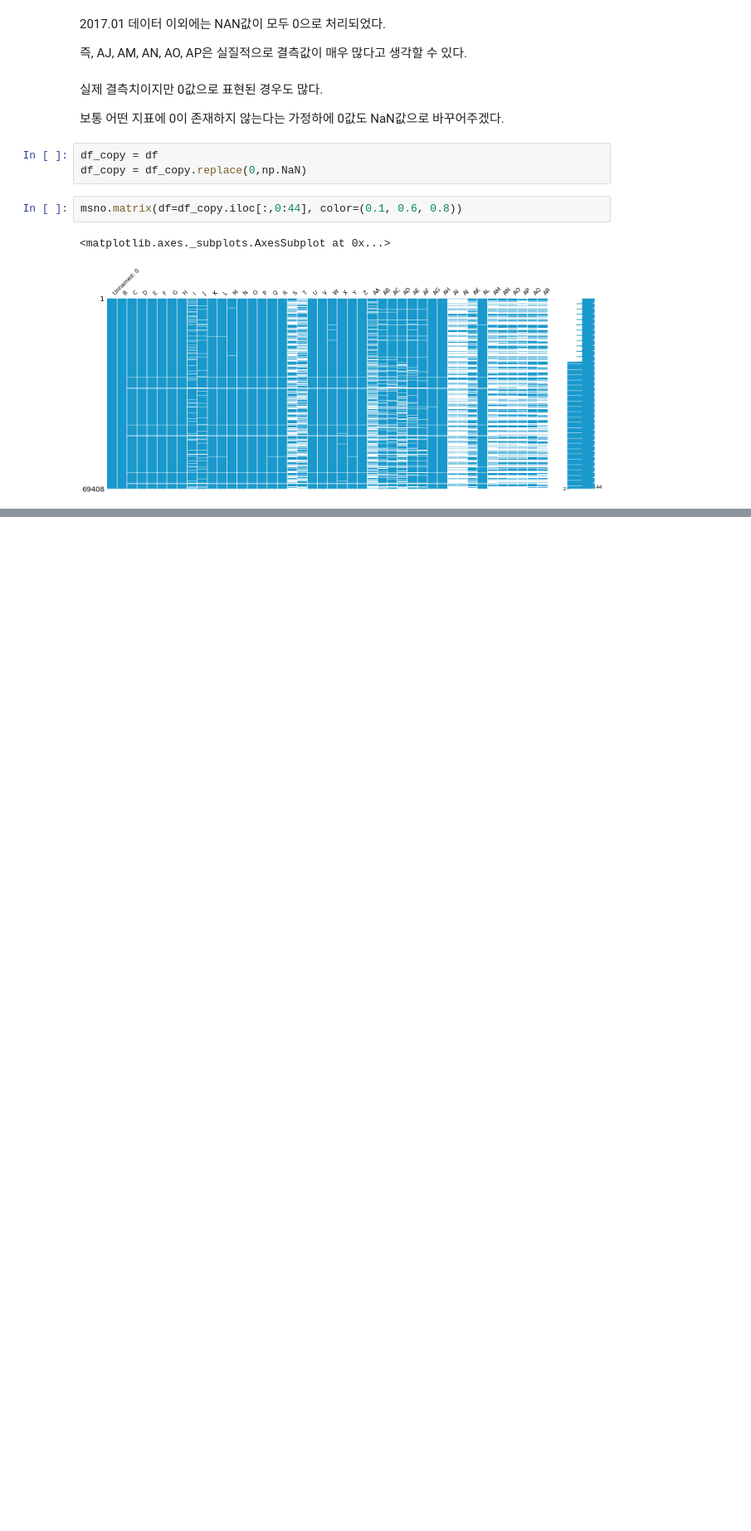
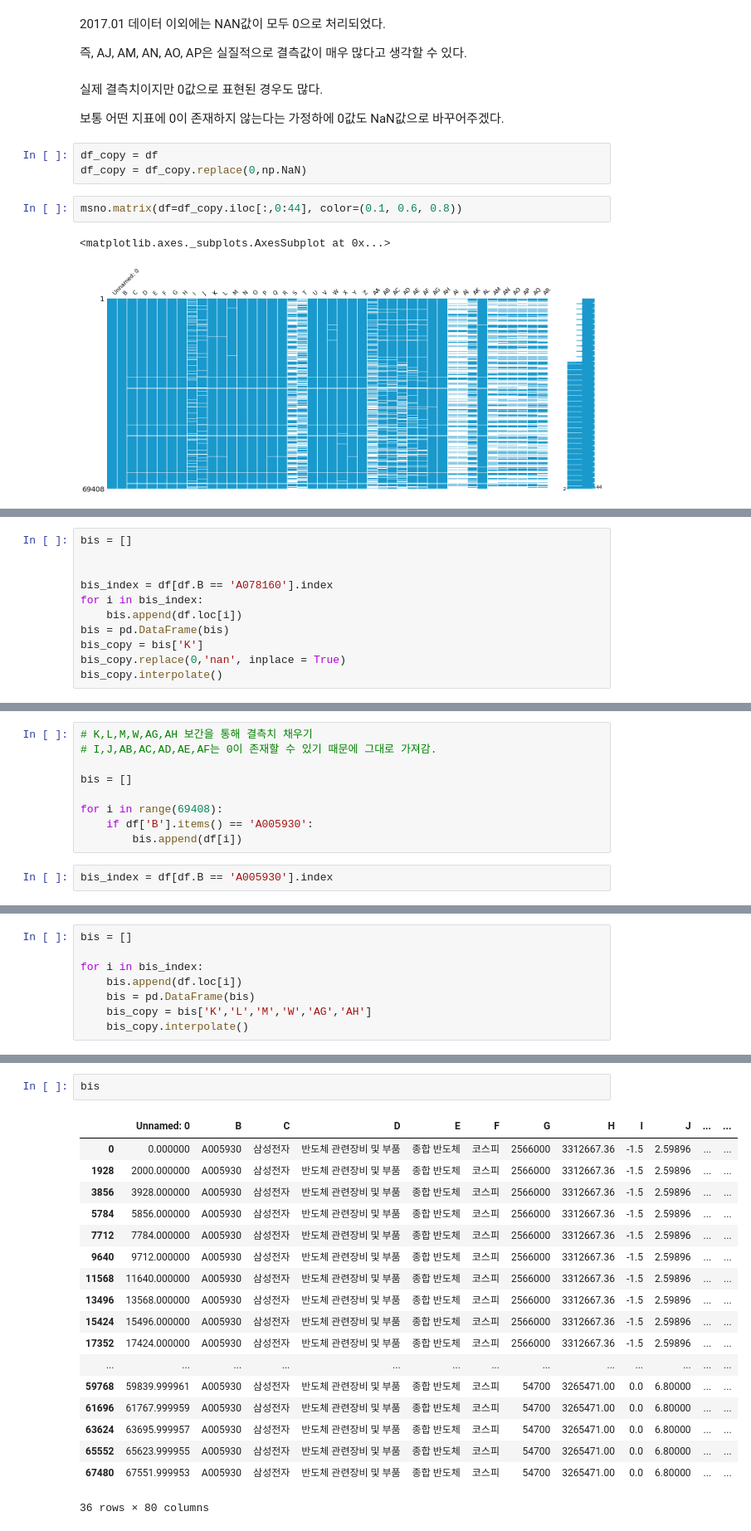
Before and after one commit to codingKYU/Deep-Learning, a Jupyter notebook: Quant_prediction/Quant project.ipynb, the cells around one changed output, grey strips where cells are left out. Shown at 83% size. Drawn from its saved outputs; the diff is of its cells as text; blank space fills up the shorter version.

```diff
--- a/Quant_prediction/Quant project.ipynb
+++ b/Quant_prediction/Quant project.ipynb
@@ -111,0 +179,11 @@ n기간 어닝스 : 1년후 지배순익 - n기간 전 1년후 지배순익. 최
+# %%
+bis = []
+
+
+bis_index = df[df.B == 'A078160'].index
+for i in bis_index:
+    bis.append(df.loc[i])
+bis = pd.DataFrame(bis)
+bis_copy = bis['K']
+bis_copy.replace(0,'nan', inplace = True)
+bis_copy.interpolate()
@@ -111,0 +228,11 @@ n기간 어닝스 : 1년후 지배순익 - n기간 전 1년후 지배순익. 최
+# %%
+# K,L,M,W,AG,AH 보간을 통해 결측치 채우기
+# I,J,AB,AC,AD,AE,AF는 0이 존재할 수 있기 때문에 그대로 가져감.
+
+bis = []
+
+for i in range(69408):
+    if df['B'].items() == 'A005930':
+        bis.append(df[i])
+# %%
+bis_index = df[df.B == 'A005930'].index
@@ -111,0 +247,8 @@ n기간 어닝스 : 1년후 지배순익 - n기간 전 1년후 지배순익. 최
+# %%
+bis = []
+
+for i in bis_index:
+    bis.append(df.loc[i])
+    bis = pd.DataFrame(bis)
+    bis_copy = bis['K','L','M','W','AG','AH']
+    bis_copy.interpolate()
@@ -111,0 +275,21 @@ n기간 어닝스 : 1년후 지배순익 - n기간 전 1년후 지배순익. 최
+# %%
+bis
+# %% [output]
+|  | Unnamed: 0 | B | C | D | E | F | G | H | I | J | ... | ... |
+| 0 | 0.000000 | A005930 | 삼성전자 | 반도체 관련장비 및 부품 | 종합 반도체 | 코스피 | 2566000 | 3312667.36 | -1.5 | 2.59896 | ... | ... |
+| 1928 | 2000.000000 | A005930 | 삼성전자 | 반도체 관련장비 및 부품 | 종합 반도체 | 코스피 | 2566000 | 3312667.36 | -1.5 | 2.59896 | ... | ... |
+| 3856 | 3928.000000 | A005930 | 삼성전자 | 반도체 관련장비 및 부품 | 종합 반도체 | 코스피 | 2566000 | 3312667.36 | -1.5 | 2.59896 | ... | ... |
+| 5784 | 5856.000000 | A005930 | 삼성전자 | 반도체 관련장비 및 부품 | 종합 반도체 | 코스피 | 2566000 | 3312667.36 | -1.5 | 2.59896 | ... | ... |
+| 7712 | 7784.000000 | A005930 | 삼성전자 | 반도체 관련장비 및 부품 | 종합 반도체 | 코스피 | 2566000 | 3312667.36 | -1.5 | 2.59896 | ... | ... |
+| 9640 | 9712.000000 | A005930 | 삼성전자 | 반도체 관련장비 및 부품 | 종합 반도체 | 코스피 | 2566000 | 3312667.36 | -1.5 | 2.59896 | ... | ... |
+| 11568 | 11640.000000 | A005930 | 삼성전자 | 반도체 관련장비 및 부품 | 종합 반도체 | 코스피 | 2566000 | 3312667.36 | -1.5 | 2.59896 | ... | ... |
+| 13496 | 13568.000000 | A005930 | 삼성전자 | 반도체 관련장비 및 부품 | 종합 반도체 | 코스피 | 2566000 | 3312667.36 | -1.5 | 2.59896 | ... | ... |
+| 15424 | 15496.000000 | A005930 | 삼성전자 | 반도체 관련장비 및 부품 | 종합 반도체 | 코스피 | 2566000 | 3312667.36 | -1.5 | 2.59896 | ... | ... |
+| 17352 | 17424.000000 | A005930 | 삼성전자 | 반도체 관련장비 및 부품 | 종합 반도체 | 코스피 | 2566000 | 3312667.36 | -1.5 | 2.59896 | ... | ... |
+| ... | ... | ... | ... | ... | ... | ... | ... | ... | ... | ... | ... | ... |
+| 59768 | 59839.999961 | A005930 | 삼성전자 | 반도체 관련장비 및 부품 | 종합 반도체 | 코스피 | 54700 | 3265471.00 | 0.0 | 6.80000 | ... | ... |
+| 61696 | 61767.999959 | A005930 | 삼성전자 | 반도체 관련장비 및 부품 | 종합 반도체 | 코스피 | 54700 | 3265471.00 | 0.0 | 6.80000 | ... | ... |
+| 63624 | 63695.999957 | A005930 | 삼성전자 | 반도체 관련장비 및 부품 | 종합 반도체 | 코스피 | 54700 | 3265471.00 | 0.0 | 6.80000 | ... | ... |
+| 65552 | 65623.999955 | A005930 | 삼성전자 | 반도체 관련장비 및 부품 | 종합 반도체 | 코스피 | 54700 | 3265471.00 | 0.0 | 6.80000 | ... | ... |
+| 67480 | 67551.999953 | A005930 | 삼성전자 | 반도체 관련장비 및 부품 | 종합 반도체 | 코스피 | 54700 | 3265471.00 | 0.0 | 6.80000 | ... | ... |
+36 rows × 80 columns
```
Also changed, not shown: parts of 12 cells of this notebook.
